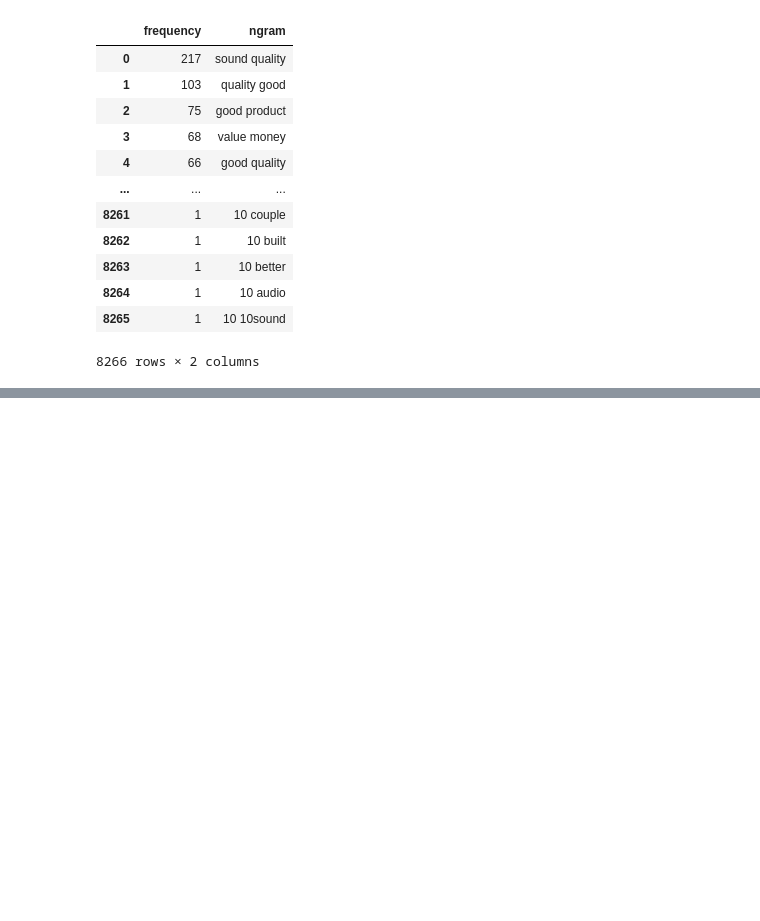
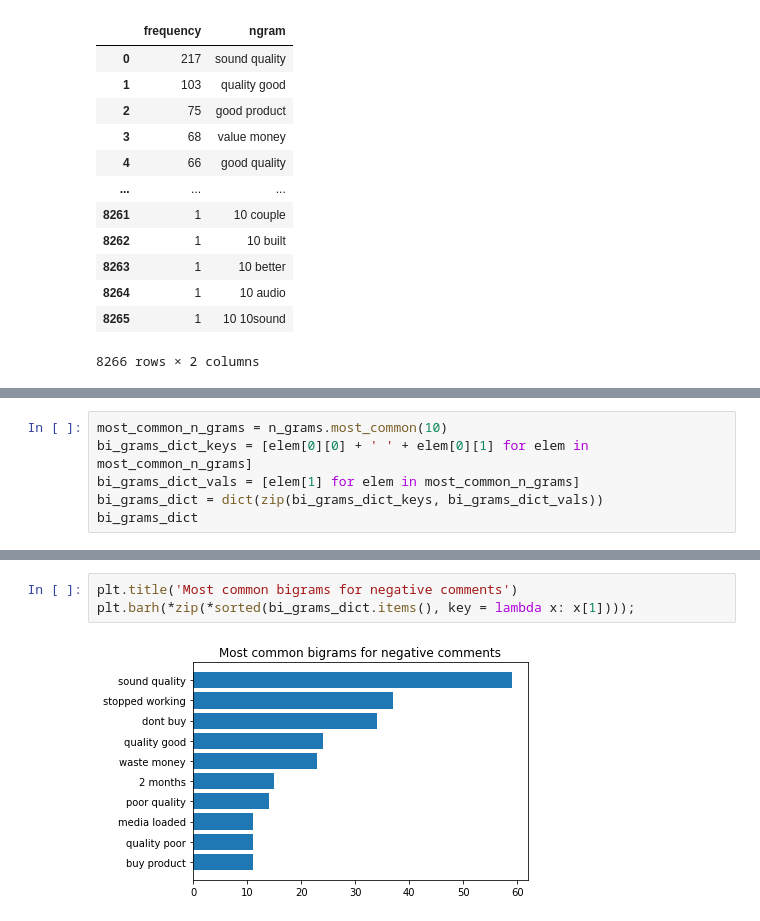
Before and after one commit to MariuszAndziak/Headphone_reviews, a Jupyter notebook: 01_EDA.ipynb, the cells around one changed output, grey strips where cells are left out. Saved outputs shown, nothing was run; the diff lists cells and outputs as text; blank space fills up the shorter version.

```diff
--- a/01_EDA.ipynb
+++ b/01_EDA.ipynb
@@ -461,0 +522,6 @@ FreqDist({('sound', 'quality'): 218, ('quality', 'good'): 109, ('good', 'product
+# %%
+most_common_n_grams = n_grams.most_common(10)
+bi_grams_dict_keys = [elem[0][0] + ' ' + elem[0][1] for elem in most_common_n_grams]
+bi_grams_dict_vals = [elem[1] for elem in most_common_n_grams]
+bi_grams_dict = dict(zip(bi_grams_dict_keys, bi_grams_dict_vals))
+bi_grams_dict
@@ -461,0 +539,5 @@ FreqDist({('sound', 'quality'): 218, ('quality', 'good'): 109, ('good', 'product
+# %%
+plt.title('Most common bigrams for negative comments')
+plt.barh(*zip(*sorted(bi_grams_dict.items(), key = lambda x: x[1])));
+# %% [output]
+[figure, added]
```
Also changed, not shown: parts of 12 cells of this notebook.
